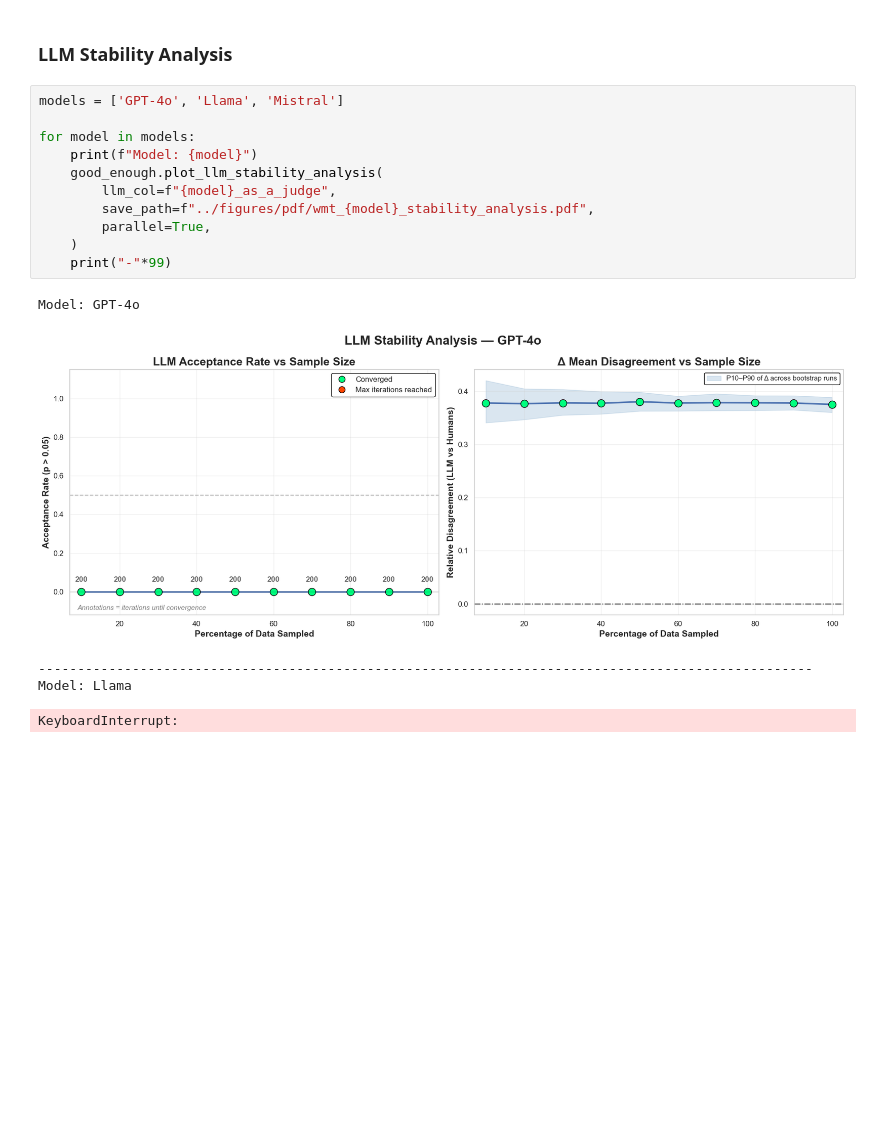
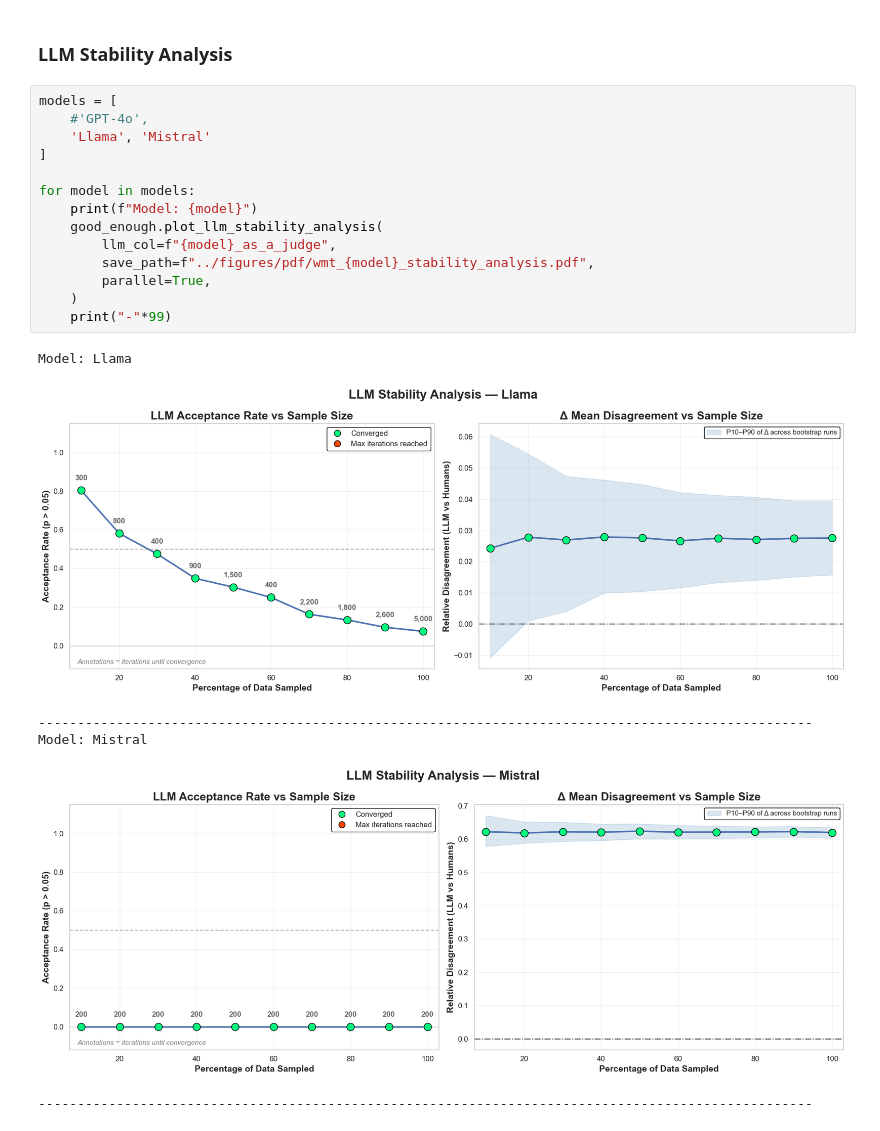
Before and after one commit to Ocean-code-1995/llm-judge-good-enough, a Jupyter notebook: benchmarks/wmt-human/src/analysis.ipynb, the cells around one changed output. Saved outputs shown, nothing was run; the diff lists cells and outputs as text; blank space fills up the shorter version.

Commit message:
chore(wmt): export Llama and Mistral stability results

```diff
--- a/benchmarks/wmt-human/src/analysis.ipynb
+++ b/benchmarks/wmt-human/src/analysis.ipynb
@@ -227,19 +227,23 @@ good_enough.plot_human_stability_analysis(
 # %% [markdown]
 ### LLM Stability Analysis
 # %%
-models = ['GPT-4o', 'Llama', 'Mistral']
+models = [
+    #'GPT-4o',
+    'Llama', 'Mistral'
+]
 
 for model in models:
     print(f"Model: {model}")
     good_enough.plot_llm_stability_analysis(
         llm_col=f"{model}_as_a_judge",
         save_path=f"../figures/pdf/wmt_{model}_stability_analysis.pdf",
         parallel=True,
     )
     print("-"*99)
 # %% [output]
-Model: GPT-4o
+Model: Llama
-[figure, old version]
+[figure, new version]
 ---------------------------------------------------------------------------------------------------
-Model: Llama
+Model: Mistral
+[figure, added]
-KeyboardInterrupt:
+---------------------------------------------------------------------------------------------------
```
Also changed, not shown: 2 other files.
